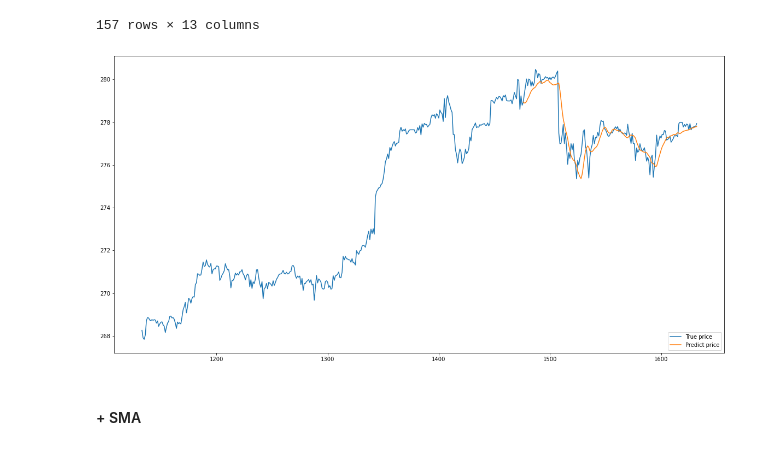
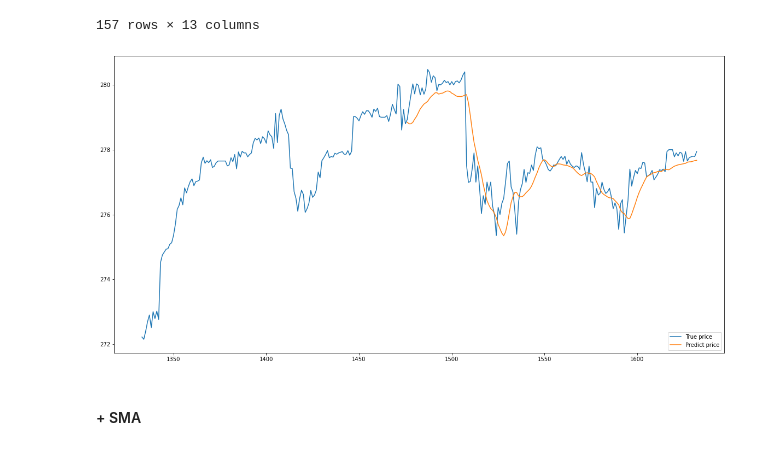
Before and after one commit to nganhthu99/stock-predict-project, a Jupyter notebook: FinalProject/StockTrainModel.ipynb, the cells around one changed output. Cells and saved outputs as stored; diff of their text form; code cells hidden in the pictures.

```diff
--- a/FinalProject/StockTrainModel.ipynb
+++ b/FinalProject/StockTrainModel.ipynb
@@ -394,12 +396,12 @@ See the caveats in the documentation: https://pandas.pydata.org/pandas-docs/stab
 157 rows × 13 columns
 # %%
 plt.figure(figsize = (20, 10))
-plt.plot(original_df['close'][-500:])
+plt.plot(original_df['close'][-300:])
 plt.plot(prediction_df['predictions'])
 plt.legend(['True price', 'Predict price'], loc = 'lower right')
 plt.show()
 # %% [output]
-[figure, old version]
+[figure, new version]
 # %% [markdown]
 #### + SMA
 # %% [markdown]
```
Also changed, not shown: parts of 92 cells of this notebook.
